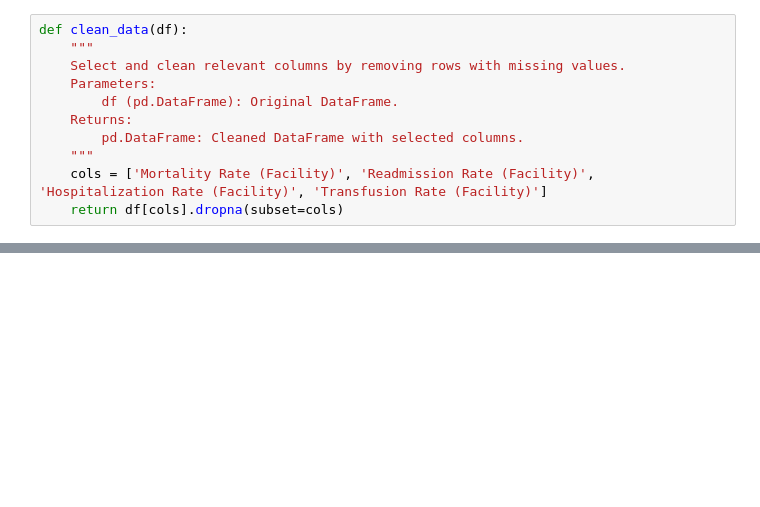
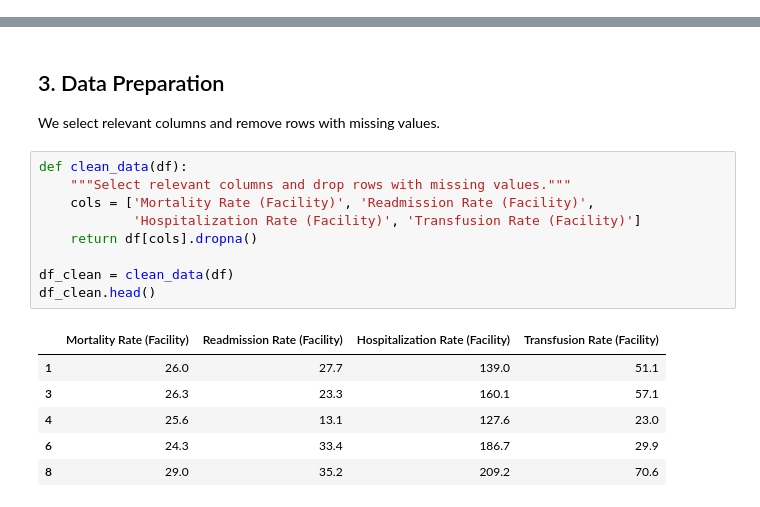
Before and after one commit to PBandCamJam/DialysisCare, a Jupyter notebook: Dialysis_Facility_Care.ipynb, the cells around one changed output, grey strips where cells are left out. Saved outputs shown, nothing was run; the diff lists cells and outputs as text; blank space fills up the shorter version.

```diff
--- a/Dialysis_Facility_Care.ipynb
+++ b/Dialysis_Facility_Care.ipynb
@@ -27,11 +0,0 @@ def explore_data(df):
-# %%
-def clean_data(df):
-    """
-    Select and clean relevant columns by removing rows with missing values.
-    Parameters:
-        df (pd.DataFrame): Original DataFrame.
-    Returns:
-        pd.DataFrame: Cleaned DataFrame with selected columns.
-    """
-    cols = ['Mortality Rate (Facility)', 'Readmission Rate (Facility)', 'Hospitalization Rate (Facility)', 'Transfusion Rate (Facility)']
-    return df[cols].dropna(subset=cols)
@@ -177,0 +104,20 @@ Simple Model Test RMSE: 5.159587833715236
+# %% [markdown]
+## 3. Data Preparation
+
+We select relevant columns and remove rows with missing values.
+# %%
+def clean_data(df):
+    """Select relevant columns and drop rows with missing values."""
+    cols = ['Mortality Rate (Facility)', 'Readmission Rate (Facility)',
+            'Hospitalization Rate (Facility)', 'Transfusion Rate (Facility)']
+    return df[cols].dropna()
+
+df_clean = clean_data(df)
+df_clean.head()
+# %% [output]
+|  | Mortality Rate (Facility) | Readmission Rate (Facility) | Hospitalization Rate (Facility) | Transfusion Rate (Facility) |
+| 1 | 26.0 | 27.7 | 139.0 | 51.1 |
+| 3 | 26.3 | 23.3 | 160.1 | 57.1 |
+| 4 | 25.6 | 13.1 | 127.6 | 23.0 |
+| 6 | 24.3 | 33.4 | 186.7 | 29.9 |
+| 8 | 29.0 | 35.2 | 209.2 | 70.6 |
```
Also changed, not shown: parts of 36 cells of this notebook.
